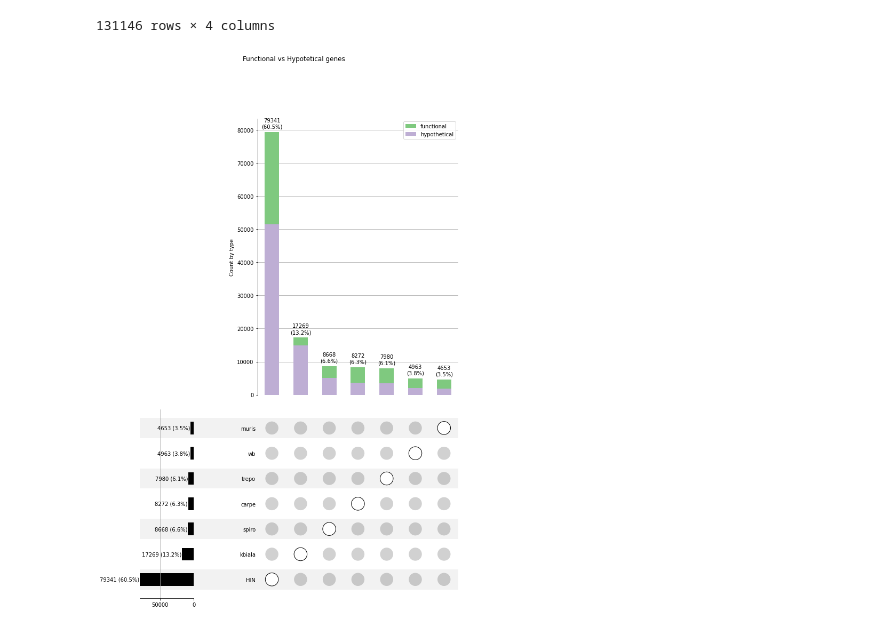
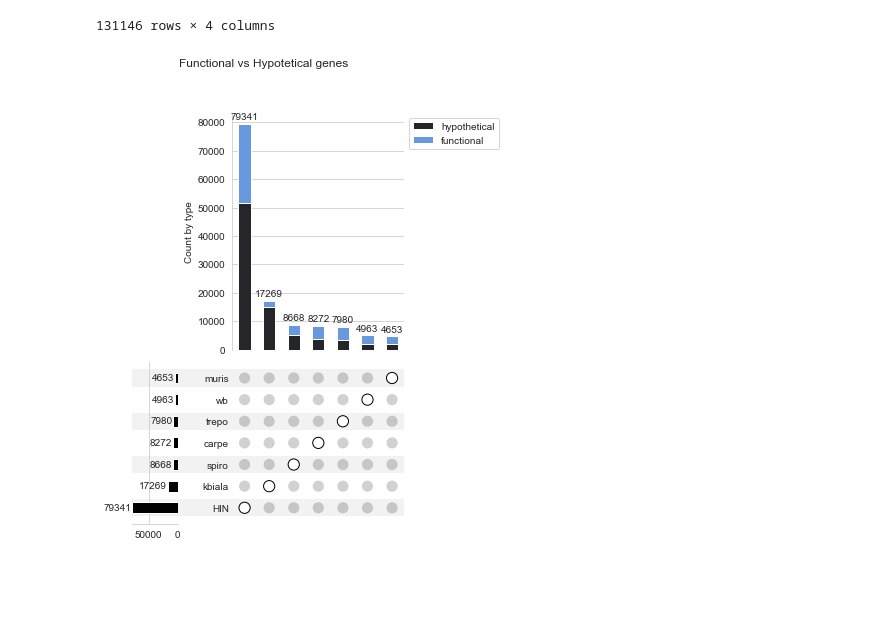
Before and after one commit to zeynepkurtw/H_inflata, a Jupyter notebook: jupyter/2_figure1/figure_1a/barplot_functional_hypothetic.ipynb, the cells around one changed output. Cells and saved outputs as stored; diff of their text form; code cells hidden in the pictures; blank space fills up the shorter version.

Commit message:
h.inflata

```diff
--- a/jupyter/2_figure1/figure_1a/barplot_functional_hypothetic.ipynb
+++ b/jupyter/2_figure1/figure_1a/barplot_functional_hypothetic.ipynb
@@ -94,26 +78,31 @@ df_upset_bl
 |  |  |  |  |  |  | True | KAG9397698.1 | KAG9397698.1 Zinc knuckle [Carped... | functional | carpe |
 131146 rows × 4 columns
 # %%
+import seaborn as sns
+
+sns.set_style("whitegrid", {'axes.grid': False})
+
 upset = UpSet(df_upset_bl,
               intersection_plot_elements=0,
               subset_size='count',
               show_counts=True,
-               show_percentages=True,
               sort_categories_by="cardinality",
-              sort_by="cardinality",
-                    element_size=70)
+              sort_by="cardinality")
 
-upset.add_stacked_bars(by="type", colors=cm.Accent,
+pal = sns.dark_palette("#69d", n_colors=2, reverse=True)
+upset.add_stacked_bars(by="type", colors=pal,
                        title="Count by type", elements=10)
 
 upset.style_subsets(max_degree=1,
                     facecolor="white",
                     edgecolor="black",
                     hatch=10)
 
 
 upset.plot()
 plt.suptitle("Functional vs Hypotetical genes")
+plt.legend(loc='upper left', bbox_to_anchor=(1, 1))
+plt.savefig('/Users/zeyku390/PycharmProjects/H.inflata/plots/figure1a.svg', format="svg", bbox_inches='tight')
 plt.show()
 # %% [output]
-[figure, old version]
+[figure, new version]
```
Also changed, not shown: parts of 2 cells of this notebook, 8 other files.
